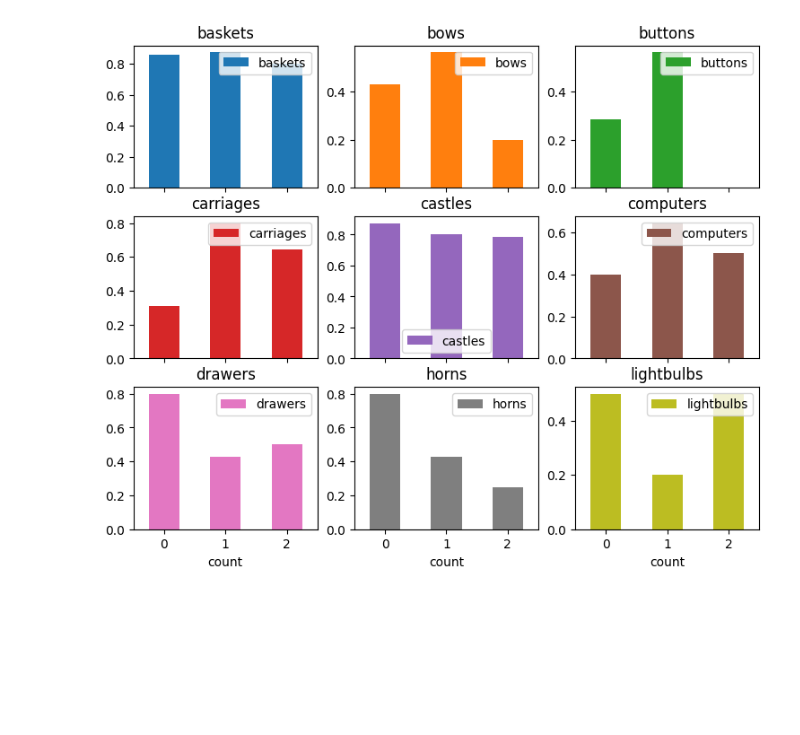
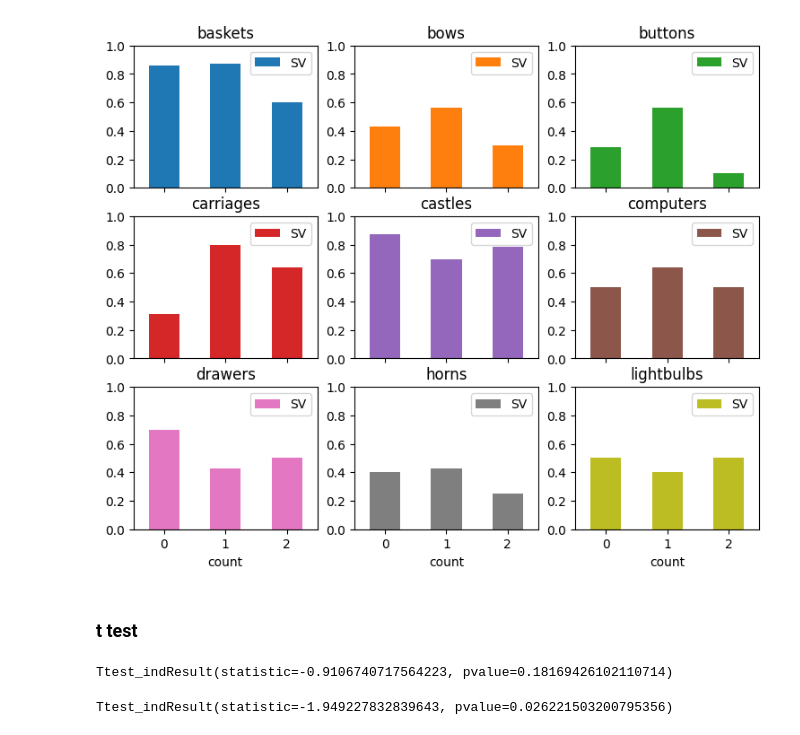
Before and after one commit to retroflexivity/expres-conditionals, a Jupyter notebook: anal.ipynb, the cells around one changed output. Saved outputs shown, nothing was run; the diff lists cells and outputs as text; code cells hidden in the pictures; blank space fills up the shorter version.

```diff
--- a/anal.ipynb
+++ b/anal.ipynb
@@ -51,6 +51,8 @@ res.shape
 target_parameters = ['bows','carriages','computers','buttons','lightbulbs','horns','baskets','castles','drawers']
 # %%
 target = res[res.situation.isin(target_parameters)]
+# %%
+target = target.replace({'sent_vs': 0, 'sent_sv': 1})
 # %%
 target.shape
 # %% [output]
@@ -70,2 +92,2 @@ import matplotlib.pyplot as plt
 # %%
-stat = target[target.value == 'sent_sv'].groupby(['situation', 'count'])['value'].count() / target.groupby(['situation', 'count'])['value'].count()
+stat = target.groupby(['situation', 'count'])['value'].mean()
@@ -80,4 +104,8 @@ Name: value, dtype: float64
 # %%
 ax = stat.unstack(level=0).plot(kind='bar', subplots=True, rot=0, figsize=(9, 7), layout=(3,3))
+for axes in ax:
+    for axis in axes:
+        axis.set_ylim((0, 1))
+        axis.legend(['SV'])
 # %% [output]
-[figure, old version]
+[figure, new version]
@@ -83,0 +118,10 @@ ax = stat.unstack(level=0).plot(kind='bar', subplots=True, rot=0, figsize=(9, 7)
+# %% [markdown]
+### t test
+# %%
+stats.ttest_ind(df_zero['value'], df_one['value'], alternative='less')
+# %% [output]
+Ttest_indResult(statistic=-0.9106740717564223, pvalue=0.18169426102110714)
+# %%
+stats.ttest_ind(df_two['value'], df_one['value'], alternative='less')
+# %% [output]
+Ttest_indResult(statistic=-1.949227832839643, pvalue=0.026221503200795356)
```
Also changed, not shown: parts of 16 cells of this notebook, 4 other files.
